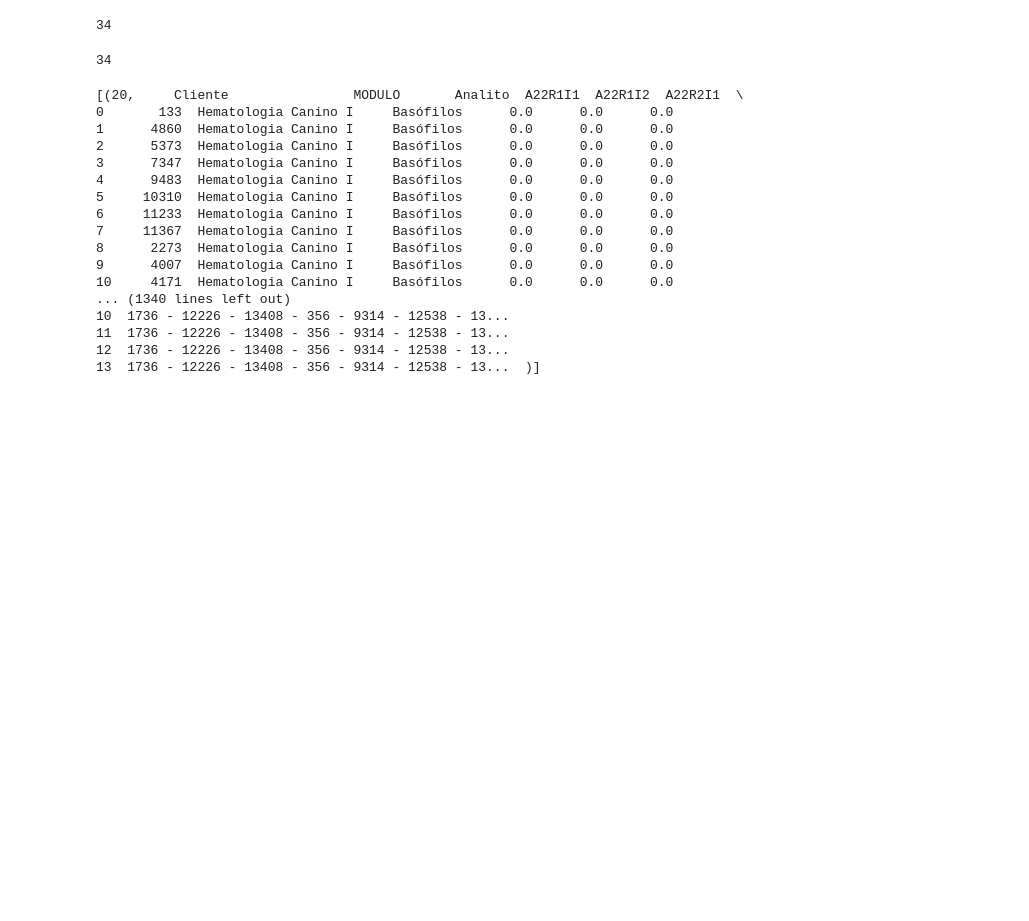
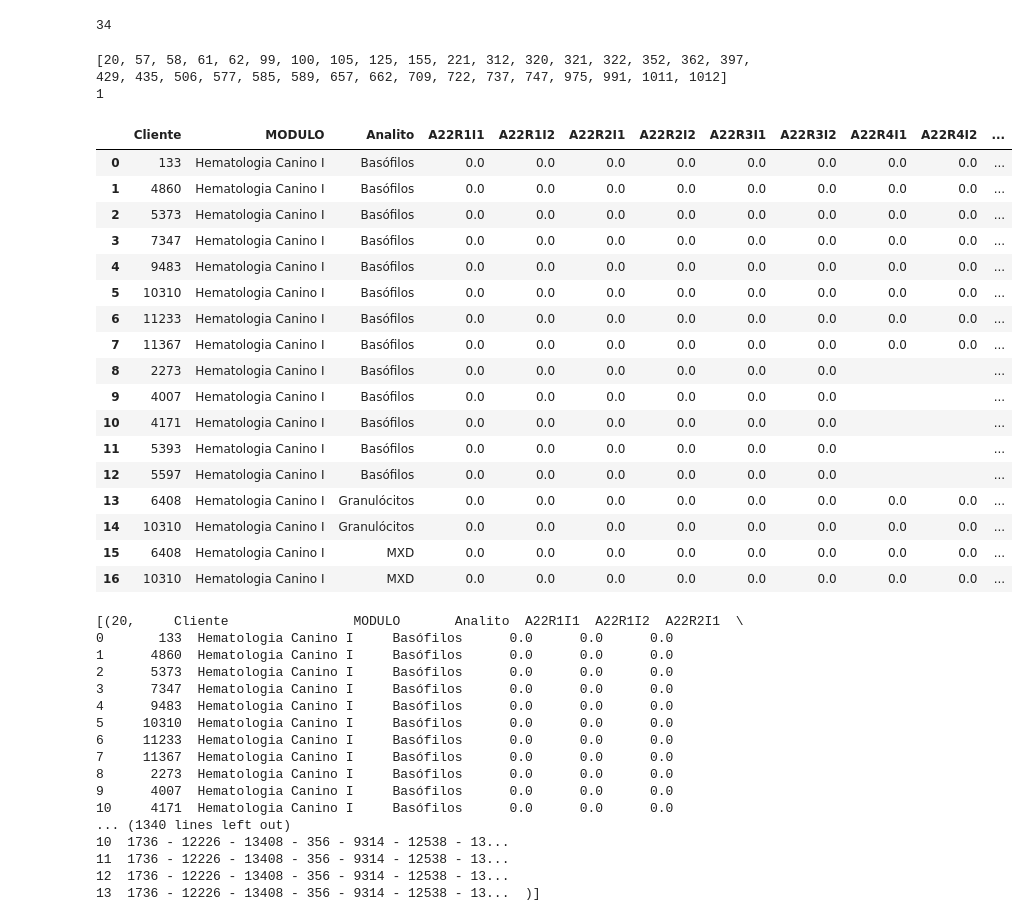
Before and after one commit to BrunoSantos14/Colusao-ttk, a Jupyter notebook: teste.ipynb, the cells around one changed output. Drawn from its saved outputs; the diff is of its cells as text; code cells hidden in the pictures; blank space fills up the shorter version.

Commit message:
Nova sistemática: Todas as colas do ano são obtidas e apenas os módulos com cola são disponibilizados ao usuário.

```diff
--- a/teste.ipynb
+++ b/teste.ipynb
@@ -24,9 +24,38 @@ len(dfs)
 34
 # %%
 cola = Colas(2022)
-len(cola.obter_todas_colas(df))
+tuplas = cola.obter_todas_colas(df)
-# %% [output]
-34
+# %%
+modulos = [id_mod for id_mod, rodada_min, rodada_max, lista_cola in tuplas]
+print(modulos)
+# for id_mod, rodada_min, rodada_max, lista_cola in tuplas:
+#     if id_mod == 58:
+        # print(lista_cola)
+
+teste = [lista_cola for id_mod, rodada_min, rodada_max, lista_cola in tuplas if id_mod==20]
+print(len(teste))
+display(teste[0])
+# %% [output]
+[20, 57, 58, 61, 62, 99, 100, 105, 125, 155, 221, 312, 320, 321, 322, 352, 362, 397, 429, 435, 506, 577, 585, 589, 657, 662, 709, 722, 737, 747, 975, 991, 1011, 1012]
+1
+|  | Cliente | MODULO | Analito | A22R1I1 | A22R1I2 | A22R2I1 | A22R2I2 | A22R3I1 | A22R3I2 | A22R4I1 | A22R4I2 | ... |
+| 0 | 133 | Hematologia Canino I | Basófilos | 0.0 | 0.0 | 0.0 | 0.0 | 0.0 | 0.0 | 0.0 | 0.0 | ... |
+| 1 | 4860 | Hematologia Canino I | Basófilos | 0.0 | 0.0 | 0.0 | 0.0 | 0.0 | 0.0 | 0.0 | 0.0 | ... |
+| 2 | 5373 | Hematologia Canino I | Basófilos | 0.0 | 0.0 | 0.0 | 0.0 | 0.0 | 0.0 | 0.0 | 0.0 | ... |
+| 3 | 7347 | Hematologia Canino I | Basófilos | 0.0 | 0.0 | 0.0 | 0.0 | 0.0 | 0.0 | 0.0 | 0.0 | ... |
+| 4 | 9483 | Hematologia Canino I | Basófilos | 0.0 | 0.0 | 0.0 | 0.0 | 0.0 | 0.0 | 0.0 | 0.0 | ... |
+| 5 | 10310 | Hematologia Canino I | Basófilos | 0.0 | 0.0 | 0.0 | 0.0 | 0.0 | 0.0 | 0.0 | 0.0 | ... |
+| 6 | 11233 | Hematologia Canino I | Basófilos | 0.0 | 0.0 | 0.0 | 0.0 | 0.0 | 0.0 | 0.0 | 0.0 | ... |
+| 7 | 11367 | Hematologia Canino I | Basófilos | 0.0 | 0.0 | 0.0 | 0.0 | 0.0 | 0.0 | 0.0 | 0.0 | ... |
+| 8 | 2273 | Hematologia Canino I | Basófilos | 0.0 | 0.0 | 0.0 | 0.0 | 0.0 | 0.0 |  |  | ... |
+| 9 | 4007 | Hematologia Canino I | Basófilos | 0.0 | 0.0 | 0.0 | 0.0 | 0.0 | 0.0 |  |  | ... |
+| 10 | 4171 | Hematologia Canino I | Basófilos | 0.0 | 0.0 | 0.0 | 0.0 | 0.0 | 0.0 |  |  | ... |
+| 11 | 5393 | Hematologia Canino I | Basófilos | 0.0 | 0.0 | 0.0 | 0.0 | 0.0 | 0.0 |  |  | ... |
+| 12 | 5597 | Hematologia Canino I | Basófilos | 0.0 | 0.0 | 0.0 | 0.0 | 0.0 | 0.0 |  |  | ... |
+| 13 | 6408 | Hematologia Canino I | Granulócitos | 0.0 | 0.0 | 0.0 | 0.0 | 0.0 | 0.0 | 0.0 | 0.0 | ... |
+| 14 | 10310 | Hematologia Canino I | Granulócitos | 0.0 | 0.0 | 0.0 | 0.0 | 0.0 | 0.0 | 0.0 | 0.0 | ... |
+| 15 | 6408 | Hematologia Canino I | MXD | 0.0 | 0.0 | 0.0 | 0.0 | 0.0 | 0.0 | 0.0 | 0.0 | ... |
+| 16 | 10310 | Hematologia Canino I | MXD | 0.0 | 0.0 | 0.0 | 0.0 | 0.0 | 0.0 | 0.0 | 0.0 | ... |
 # %%
 # [print(i, end=', ') for i, j in dfs]
 print(dfs)
```
Also changed, not shown: 3 other files.
